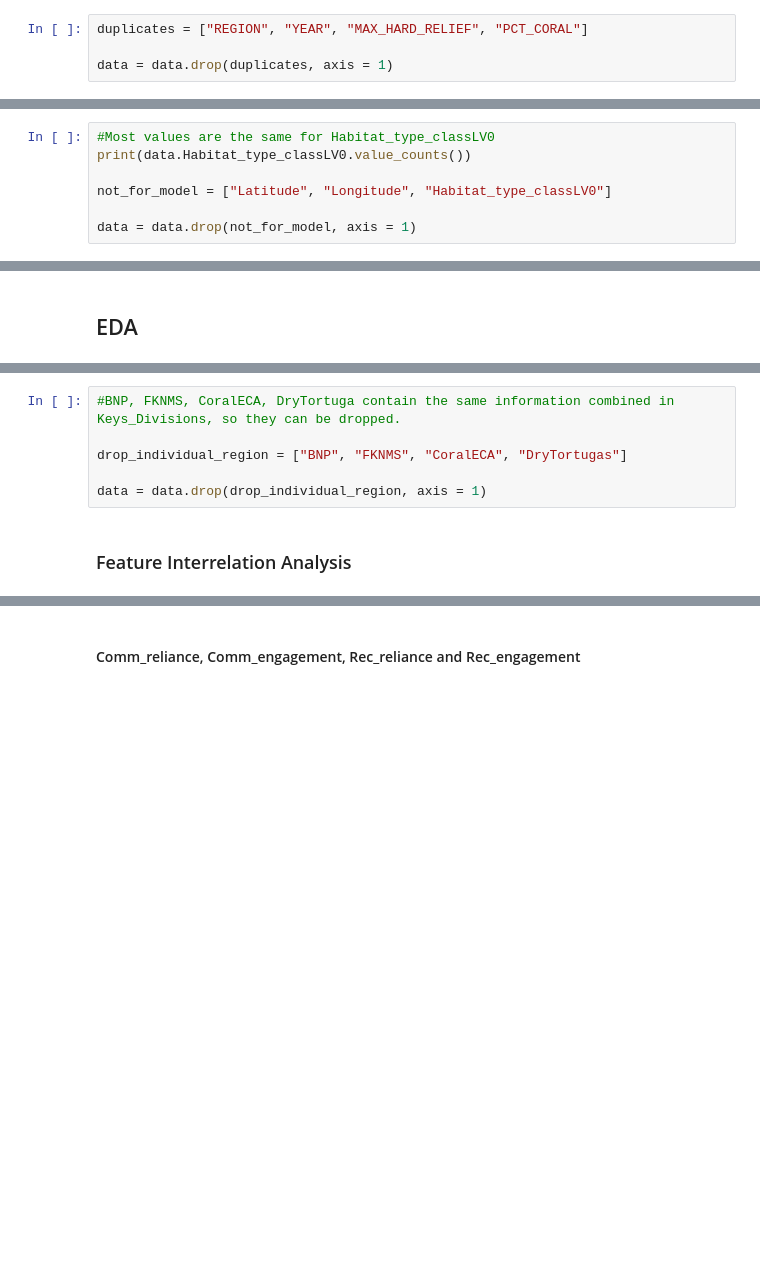
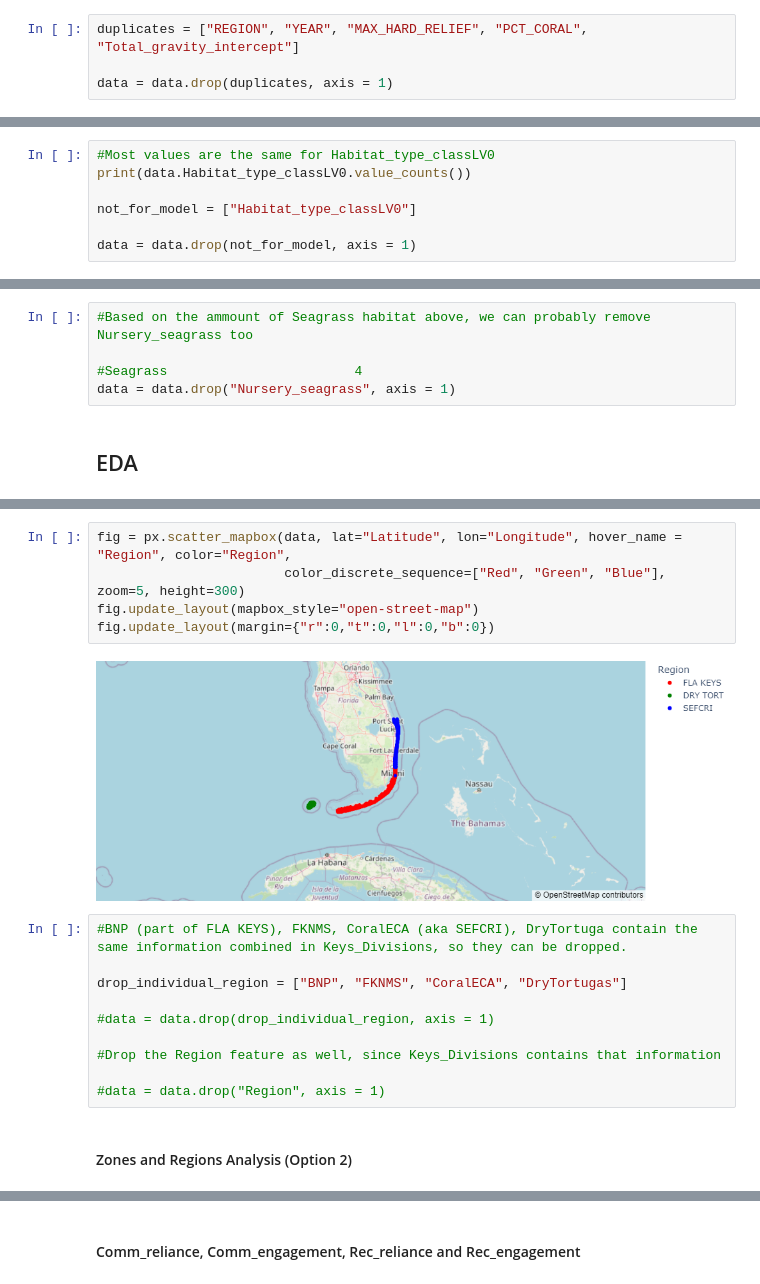
Before and after one commit to gpealat/coralreef, a Jupyter notebook: Notebooks/New EDA.ipynb, the cells around one changed output, grey strips where cells are left out. Cells and saved outputs as stored; diff of their text form; blank space fills up the shorter version.

```diff
--- a/Notebooks/New EDA.ipynb
+++ b/Notebooks/New EDA.ipynb
@@ -24,7 +45,7 @@ data = data_species.copy(deep=True)
 # %% [markdown]
 #### Remove Duplicates
 # %%
-duplicates = ["REGION", "YEAR", "MAX_HARD_RELIEF", "PCT_CORAL"]
+duplicates = ["REGION", "YEAR", "MAX_HARD_RELIEF", "PCT_CORAL", "Total_gravity_intercept"]
 
 data = data.drop(duplicates, axis = 1)
 # %% [markdown]
@@ -39,7 +60,7 @@ data = data.drop(not_related, axis = 1)
 #Most values are the same for Habitat_type_classLV0
 print(data.Habitat_type_classLV0.value_counts())
 
-not_for_model = ["Latitude", "Longitude", "Habitat_type_classLV0"]
+not_for_model = ["Habitat_type_classLV0"]
 
 data = data.drop(not_for_model, axis = 1)
 # %% [output]
@@ -48,6 +69,11 @@ Coral Reef and Hardbottom    3988
 Unconsolidated Sediment         7
 Seagrass                        4
 Name: count, dtype: int64
+# %%
+#Based on the ammount of Seagrass habitat above, we can probably remove Nursery_seagrass too
+
+#Seagrass                        4
+data = data.drop("Nursery_seagrass", axis = 1)
 # %% [markdown]
 ## EDA
 # %% [markdown]
@@ -84,8 +128,19 @@ data.fillna({'Keys_Divisions': 'SEFCRI'}, inplace=True)
+# %%
+fig = px.scatter_mapbox(data, lat="Latitude", lon="Longitude", hover_name = "Region", color="Region",
+                        color_discrete_sequence=["Red", "Green", "Blue"], zoom=5, height=300)
+fig.update_layout(mapbox_style="open-street-map")
+fig.update_layout(margin={"r":0,"t":0,"l":0,"b":0})
+# %% [output]
+[figure, added]
 # %%
-#BNP, FKNMS, CoralECA, DryTortuga contain the same information combined in Keys_Divisions, so they can be dropped.
+#BNP (part of FLA KEYS), FKNMS, CoralECA (aka SEFCRI), DryTortuga contain the same information combined in Keys_Divisions, so they can be dropped.
 
 drop_individual_region = ["BNP", "FKNMS", "CoralECA", "DryTortugas"]
 
-data = data.drop(drop_individual_region, axis = 1)
+#data = data.drop(drop_individual_region, axis = 1)
+
+#Drop the Region feature as well, since Keys_Divisions contains that information
+
+#data = data.drop("Region", axis = 1)
-# %% [markdown]
-### Feature Interrelation Analysis
+# %% [markdown]
+#### Zones and Regions Analysis (Option 2)
```
Also changed, not shown: parts of 41 cells of this notebook.
